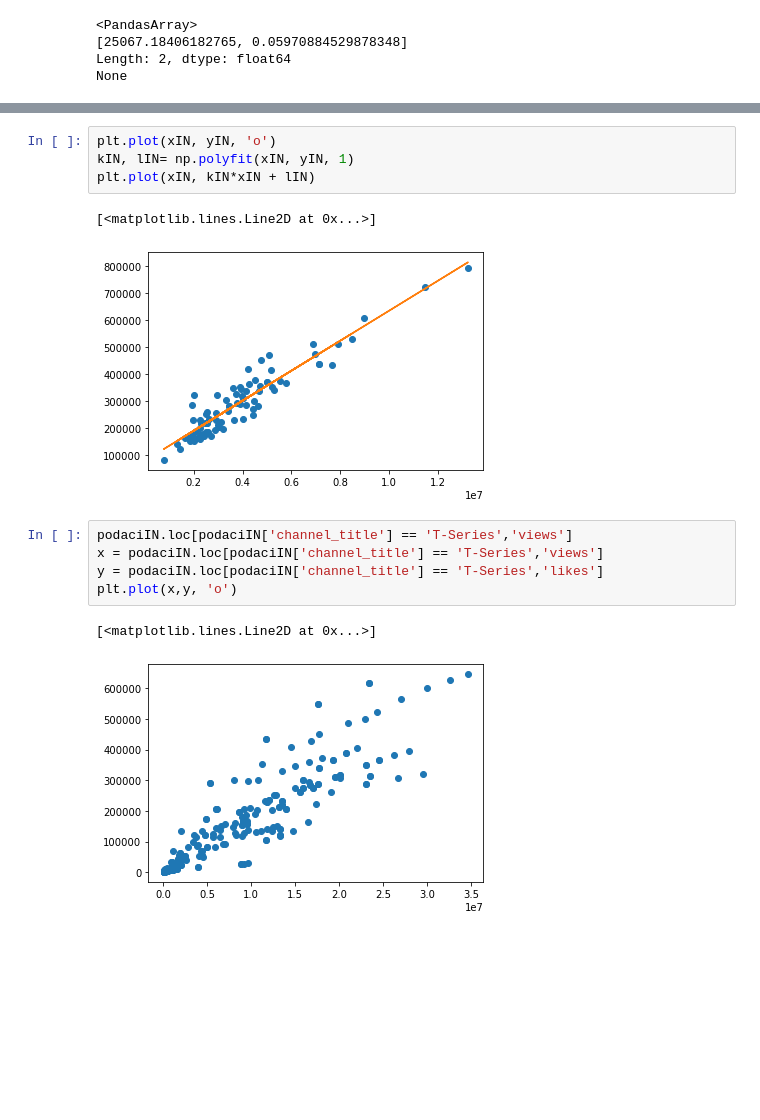
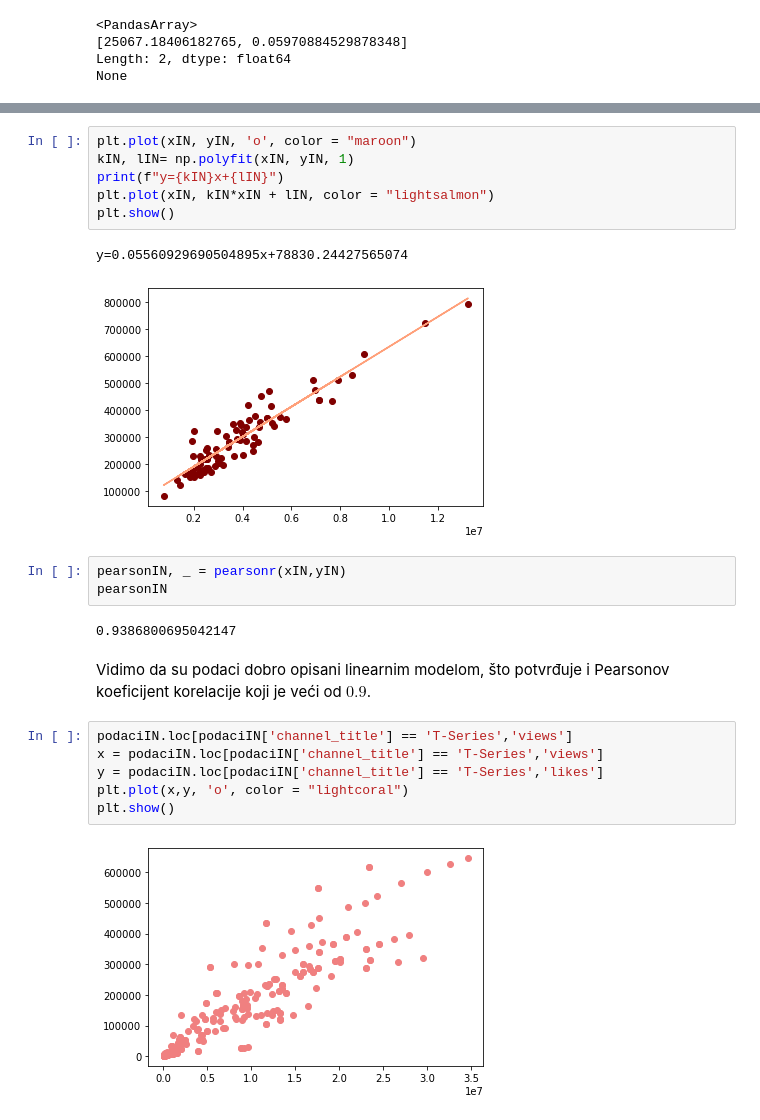
Before and after one commit to evabelc/Esej-1---MS, a Jupyter notebook: Prvi Esej.ipynb, the cells around one changed output, grey strips where cells are left out. Saved outputs shown, nothing was run; the diff lists cells and outputs as text; blank space fills up the shorter version.

```diff
--- a/Prvi Esej.ipynb
+++ b/Prvi Esej.ipynb
@@ -375,15 +435,24 @@ plt.plot(xIN,yIN, 'o')
 # %%
-plt.plot(xIN, yIN, 'o')
+plt.plot(xIN, yIN, 'o', color = "maroon")
 kIN, lIN= np.polyfit(xIN, yIN, 1)
-plt.plot(xIN, kIN*xIN + lIN)
+print(f"y={kIN}x+{lIN}")
+plt.plot(xIN, kIN*xIN + lIN, color = "lightsalmon")
+plt.show()
 # %% [output]
-[<matplotlib.lines.Line2D at 0x...>]
+y=0.05560929690504895x+78830.24427565074
-[figure, old version]
+[figure, new version]
+# %%
+pearsonIN, _ = pearsonr(xIN,yIN)
+pearsonIN
+# %% [output]
+0.9386800695042147
+# %% [markdown]
+Vidimo da su podaci dobro opisani linearnim modelom, što potvrđuje i Pearsonov koeficijent korelacije koji je veći od $0.9$.
 # %%
 podaciIN.loc[podaciIN['channel_title'] == 'T-Series','views']
 x = podaciIN.loc[podaciIN['channel_title'] == 'T-Series','views']
 y = podaciIN.loc[podaciIN['channel_title'] == 'T-Series','likes']
-plt.plot(x,y, 'o')
+plt.plot(x,y, 'o', color = "lightcoral")
+plt.show()
 # %% [output]
-[<matplotlib.lines.Line2D at 0x...>]
-[figure, old version]
+[figure, new version]
```
Also changed, not shown: parts of 50 cells of this notebook.
